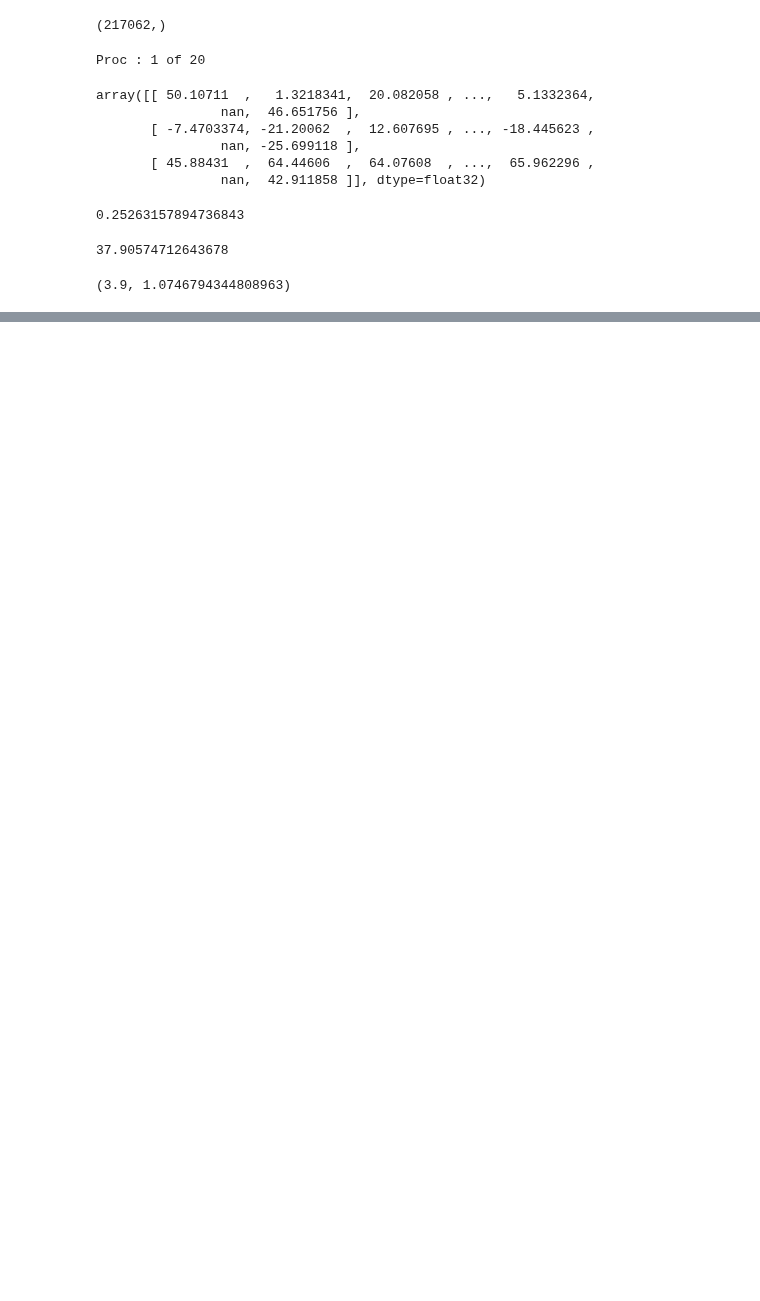
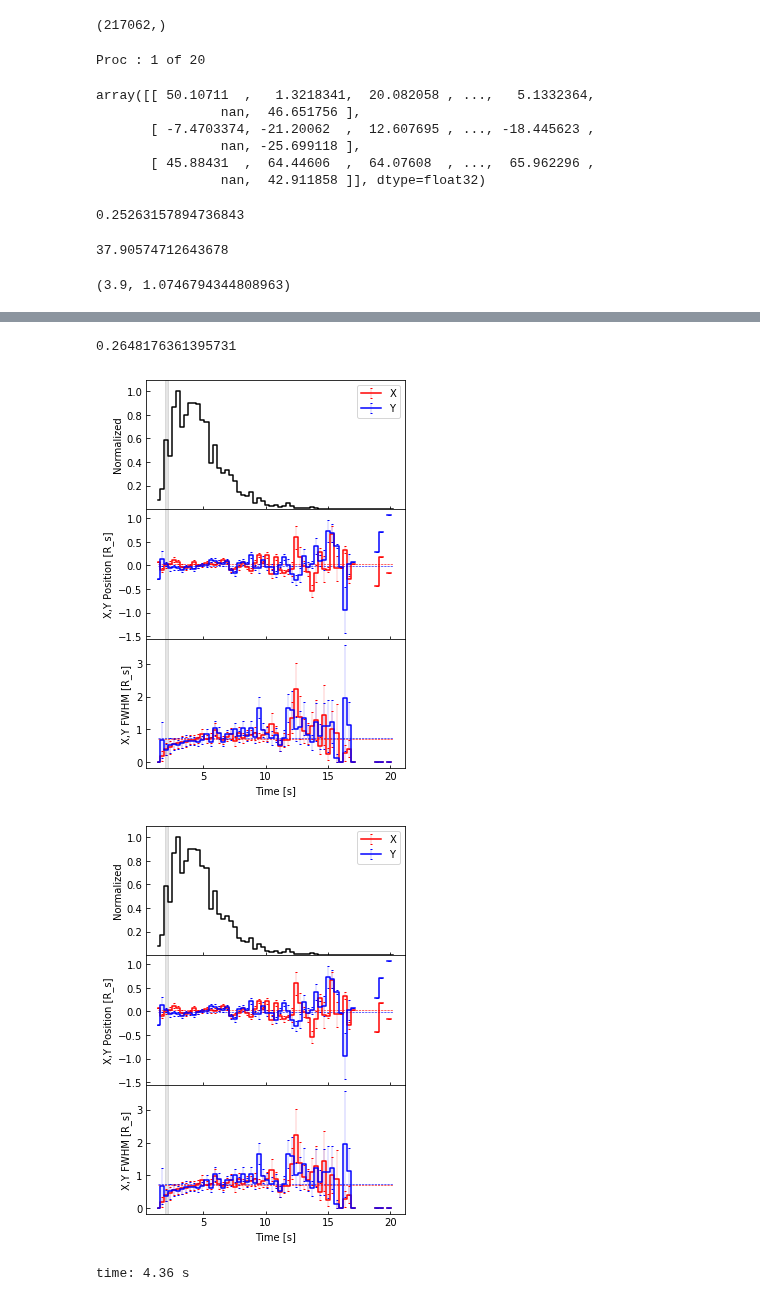
Before and after one commit to peijin94/SunRay, a Jupyter notebook: ray_statistical.ipynb, the cells around one changed output, grey strips where cells are left out. Saved outputs shown, nothing was run; the diff lists cells and outputs as text; code cells hidden in the pictures; blank space fills up the shorter version.

```diff
--- a/ray_statistical.ipynb
+++ b/ray_statistical.ipynb
@@ -143,0 +216,8 @@ r=0.95
+# %%
+from sunRay.showPlot import XYVariationPlot
+XYVariationPlot(x_im_stat,y_im_stat,t_reach_1au_stat,weights_stat,num_t_bins=60)
+# %% [output]
+0.2648176361395731
+[figure, added]
+[figure, added]
+time: 4.36 s
```
Also changed, not shown: parts of 6 cells of this notebook, 6 other files.
